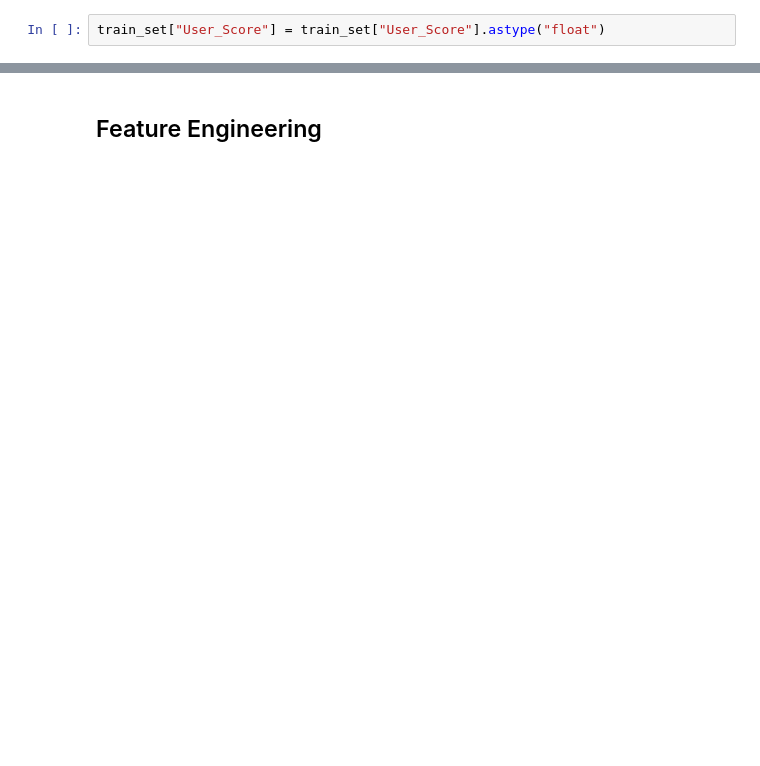
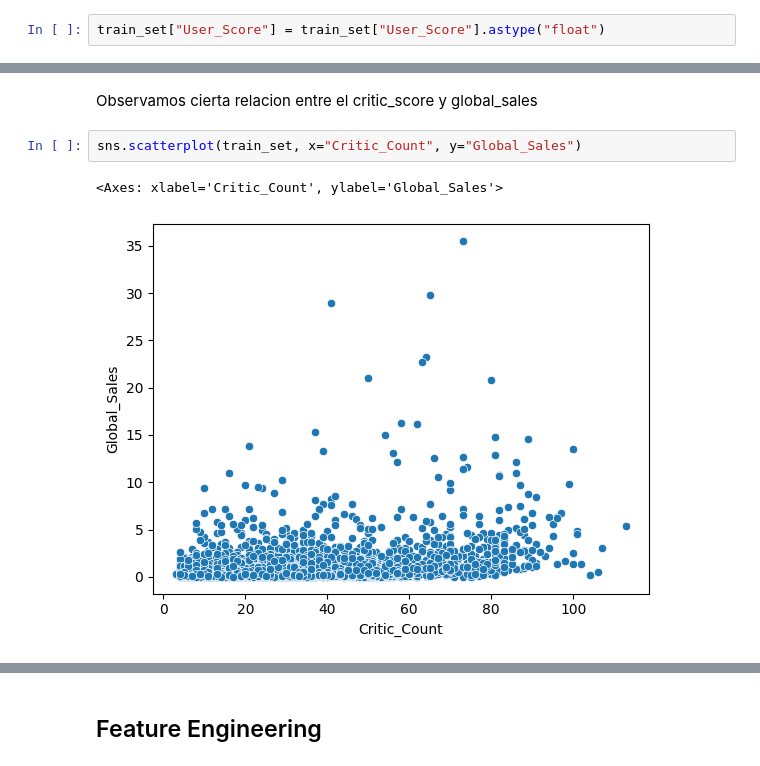
Before and after one commit to CPasData/ML-project, a Jupyter notebook: notebooks/02_LimpiezaEDA.ipynb, the cells around one changed output, grey strips where cells are left out. Saved outputs shown, nothing was run; the diff lists cells and outputs as text; blank space fills up the shorter version.

```diff
--- a/notebooks/02_LimpiezaEDA.ipynb
+++ b/notebooks/02_LimpiezaEDA.ipynb
@@ -278,0 +311,7 @@ Se observa fuerte colinealidad entre las ventas por region y ventas globales, co
+# %% [markdown]
+Observamos cierta relacion entre el critic_score y global_sales
+# %%
+sns.scatterplot(train_set, x="Critic_Count", y="Global_Sales")
+# %% [output]
+<Axes: xlabel='Critic_Count', ylabel='Global_Sales'>
+[figure, added]
```
Also changed, not shown: parts of 79 cells of this notebook, 16 other files.
